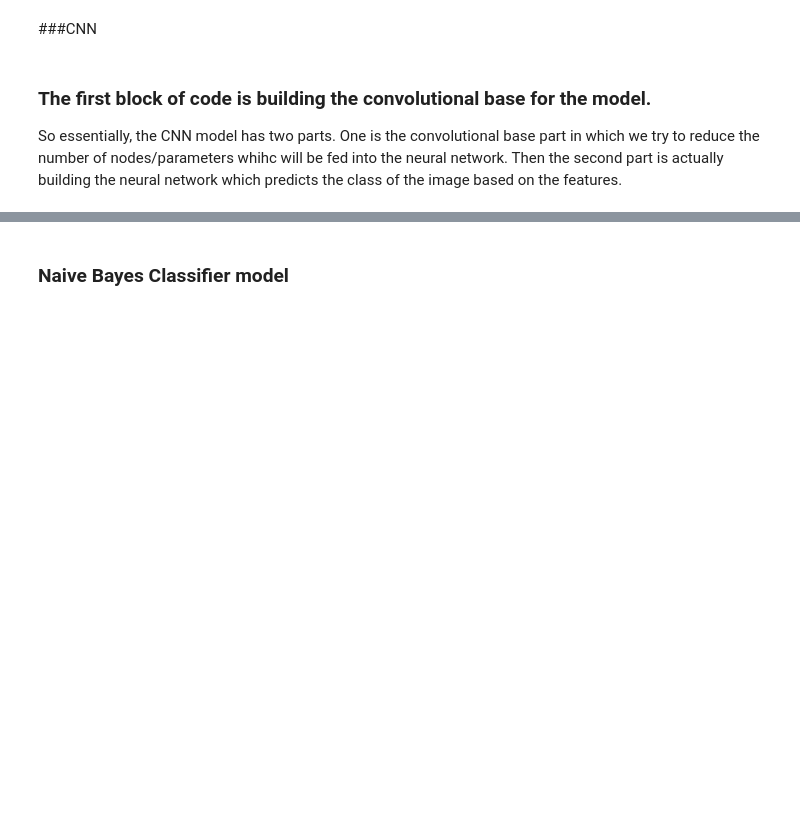
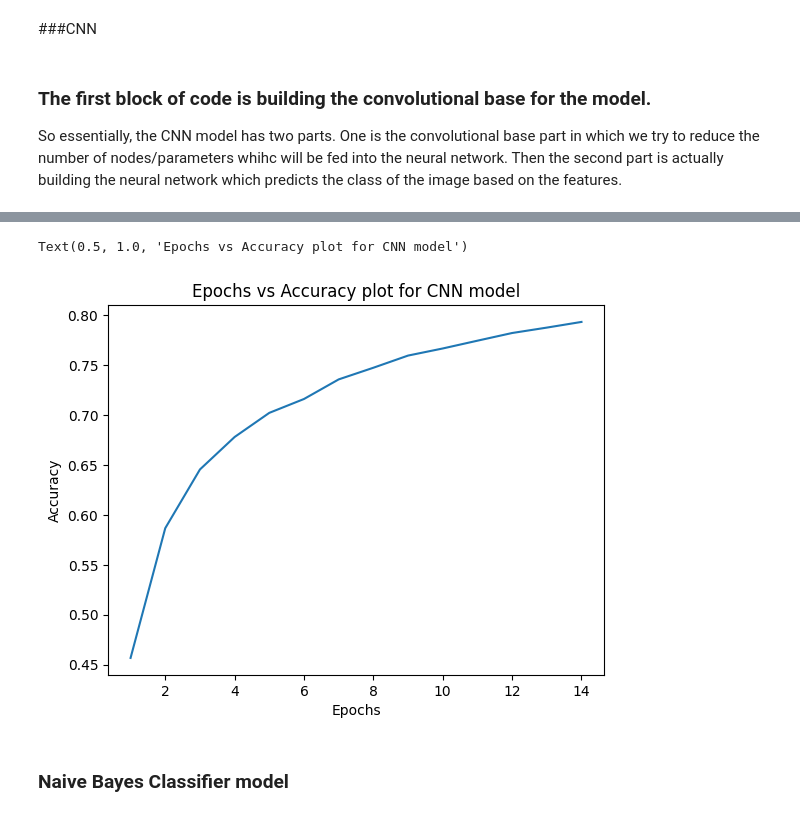
Before and after one commit to goldenfries100/171Group14, a Jupyter notebook: project.ipynb, the cells around one changed output, grey strips where cells are left out. Drawn from its saved outputs; the diff is of its cells as text; code cells hidden in the pictures; blank space fills up the shorter version.

```diff
--- a/project.ipynb
+++ b/project.ipynb
@@ -215,4 +259,4 @@ if dp_1 != 0.1 or dp_2 != 0.3 or best_optimizer !='adam':
   best_model.summary()
   best_model.fit(np.array(training_dataset / 255.0), np.array(training_labels), epochs=20, validation_data=(test_images_indexed / 255.0, np.array(test_labels_indexed)), callbacks=[callback_cnn])
 else:
-  best_model = base_model
+  best_model = base_trained_model
@@ -219 +281,10 @@ else:
+# %%
+epochs_list_cnn = np.arange(1, len(np.asarray(best_model.history['accuracy']))+1)
+plt.plot(epochs_list_cnn, np.asarray(best_model.history['accuracy']))
+plt.xlabel('Epochs')
+plt.ylabel('Accuracy')
+plt.title('Epochs vs Accuracy plot for CNN model')
+# %% [output]
+Text(0.5, 1.0, 'Epochs vs Accuracy plot for CNN model')
+[figure, added]
 # %%
```
Also changed, not shown: parts of 18 cells of this notebook.
